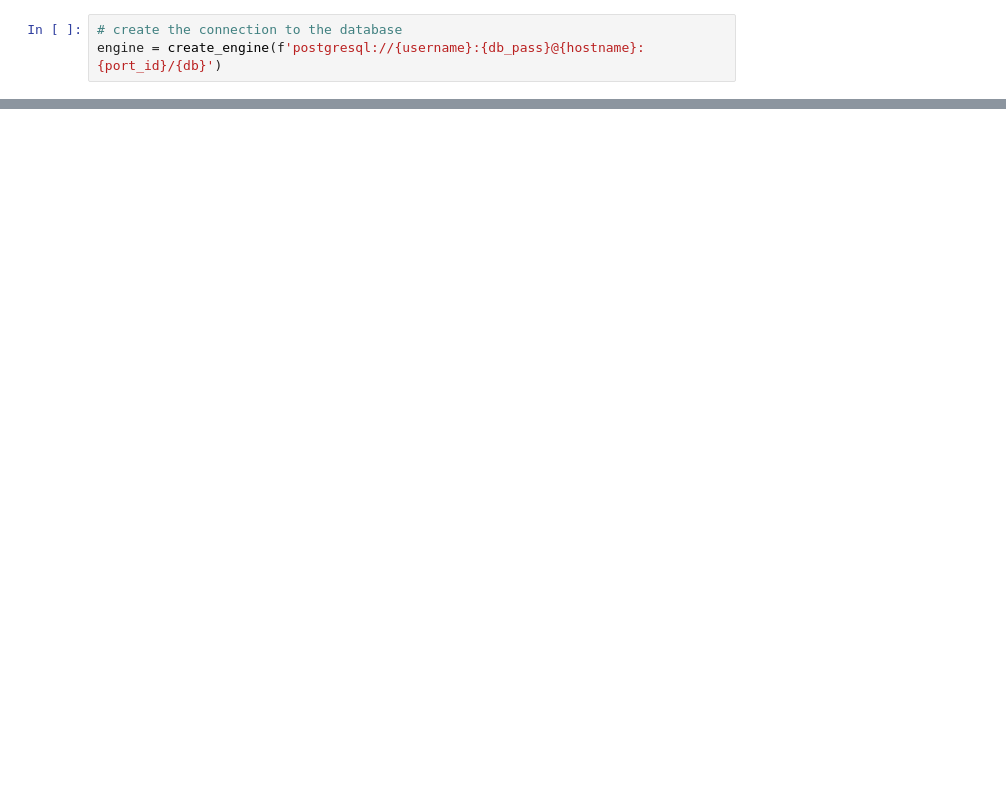
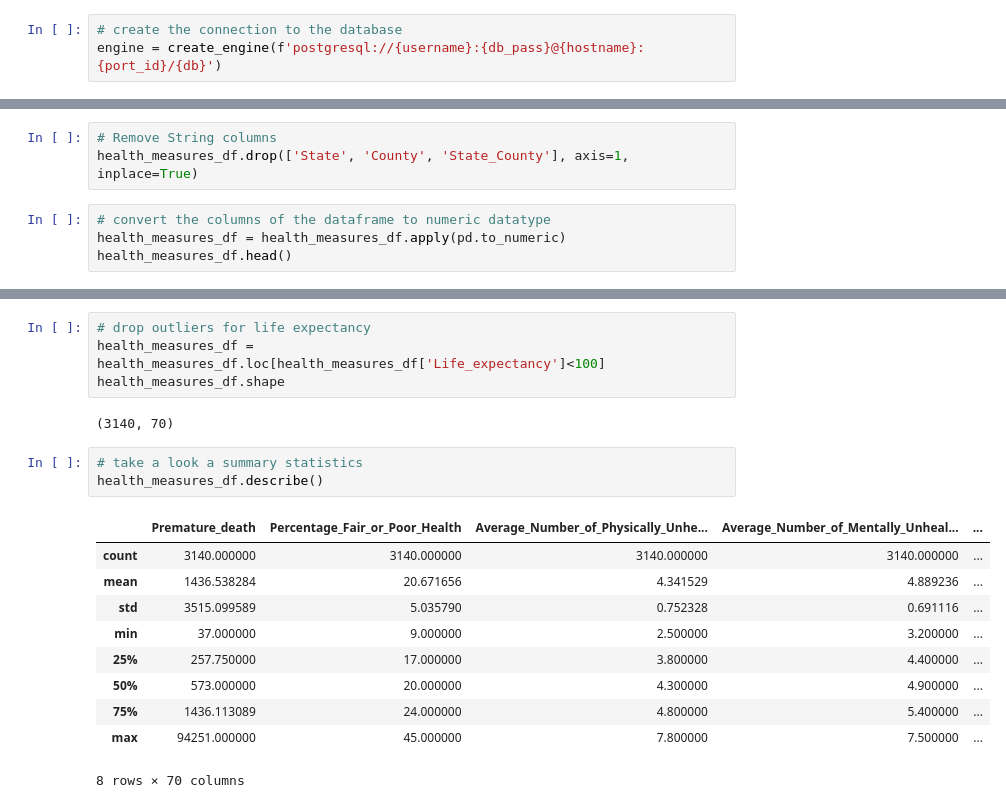
Before and after one commit to MDaily7/Life-Expectancy-In-the-US, a Jupyter notebook: Machine Learning Model/Life Expectancy Linear Regression Model.ipynb, the cells around one changed output, grey strips where cells are left out. Saved outputs shown, nothing was run; the diff lists cells and outputs as text; blank space fills up the shorter version.

```diff
--- a/Machine Learning Model/Life Expectancy Linear Regression Model.ipynb
+++ b/Machine Learning Model/Life Expectancy Linear Regression Model.ipynb
@@ -41,0 +66,7 @@ df
+# %%
+# Remove String columns
+health_measures_df.drop(['State', 'County', 'State_County'], axis=1, inplace=True)
+# %%
+# convert the columns of the dataframe to numeric datatype
+health_measures_df = health_measures_df.apply(pd.to_numeric)
+health_measures_df.head()
@@ -41,0 +103,20 @@ df
+# %%
+# drop outliers for life expectancy
+health_measures_df = health_measures_df.loc[health_measures_df['Life_expectancy']<100]
+health_measures_df.shape
+# %% [output]
+(3140, 70)
+# %%
+# take a look a summary statistics
+health_measures_df.describe()
+# %% [output]
+|  | Premature_death | Percentage_Fair_or_Poor_Health | Average_Number_of_Physically_Unhe... | Average_Number_of_Mentally_Unheal... | ... |
+| count | 3140.000000 | 3140.000000 | 3140.000000 | 3140.000000 | ... |
+| mean | 1436.538284 | 20.671656 | 4.341529 | 4.889236 | ... |
+| std | 3515.099589 | 5.035790 | 0.752328 | 0.691116 | ... |
+| min | 37.000000 | 9.000000 | 2.500000 | 3.200000 | ... |
+| 25% | 257.750000 | 17.000000 | 3.800000 | 4.400000 | ... |
+| 50% | 573.000000 | 20.000000 | 4.300000 | 4.900000 | ... |
+| 75% | 1436.113089 | 24.000000 | 4.800000 | 5.400000 | ... |
+| max | 94251.000000 | 45.000000 | 7.800000 | 7.500000 | ... |
+8 rows × 70 columns
```
Also changed, not shown: parts of 25 cells of this notebook, 1 other file.
